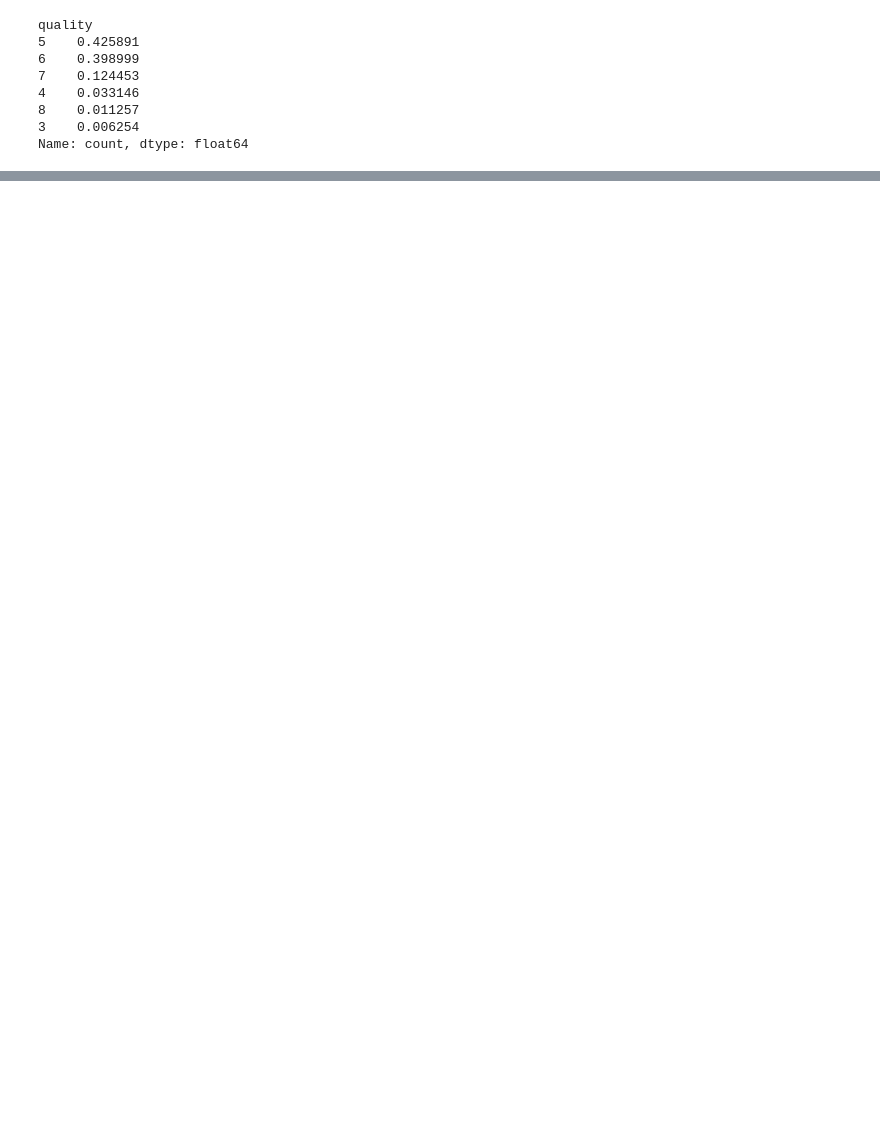
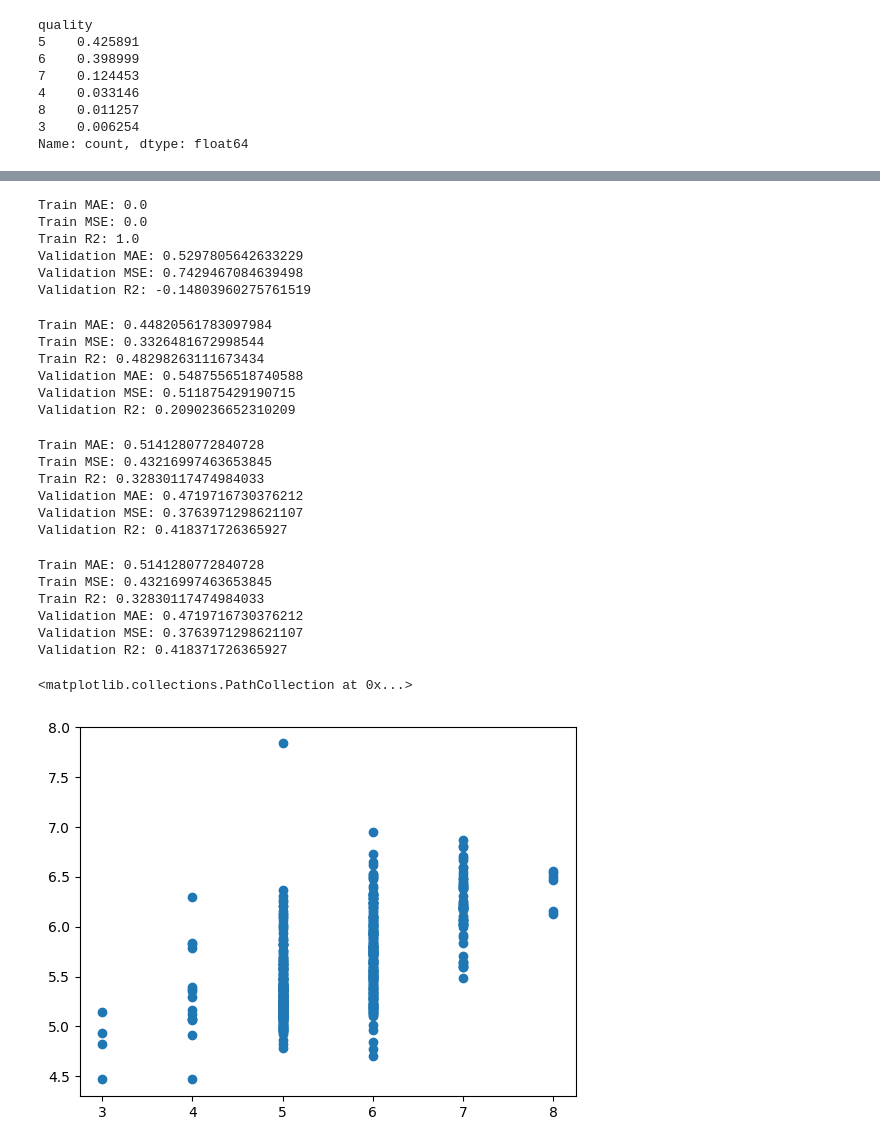
Before and after one commit to lavima/itf31519_2025, a Jupyter notebook: theory_and_practices/workshop1709.ipynb, the cells around one changed output, grey strips where cells are left out. Cells and saved outputs as stored; diff of their text form; code cells hidden in the pictures; blank space fills up the shorter version.

```diff
--- a/theory_and_practices/workshop1709.ipynb
+++ b/theory_and_practices/workshop1709.ipynb
@@ -140,3 +141,54 @@ def evaluate(model, final_eval=False):
         print("Test MAE:", mean_absolute_error(test_targets, test_predictions))
         print("Test MSE:", mean_squared_error(test_targets, test_predictions))
         print("Test R2:", r2_score(test_targets, test_predictions))
+# %%
+dt1 = DecisionTreeRegressor()
+dt1.fit(train_features, train_targets)
+evaluate(dt1)
+# %% [output]
+Train MAE: 0.0
+Train MSE: 0.0
+Train R2: 1.0
+Validation MAE: 0.5297805642633229
+Validation MSE: 0.7429467084639498
+Validation R2: -0.14803960275761519
+# %%
+dt2 = DecisionTreeRegressor(max_depth=5)
+dt2.fit(train_features, train_targets)
+evaluate(dt2)
+# %% [output]
+Train MAE: 0.44820561783097984
+Train MSE: 0.3326481672998544
+Train R2: 0.48298263111673434
+Validation MAE: 0.5487556518740588
+Validation MSE: 0.511875429190715
+Validation R2: 0.2090236652310209
+# %%
+lr1 = LinearRegression()
+lr1.fit(train_features, train_targets)
+evaluate(lr1)
+# %% [output]
+Train MAE: 0.5141280772840728
+Train MSE: 0.43216997463653845
+Train R2: 0.32830117474984033
+Validation MAE: 0.4719716730376212
+Validation MSE: 0.3763971298621107
+Validation R2: 0.418371726365927
+# %%
+
+lr2 = LinearRegression(tol=1e-3)
+lr2.fit(train_features, train_targets)
+evaluate(lr2)
+# %% [output]
+Train MAE: 0.5141280772840728
+Train MSE: 0.43216997463653845
+Train R2: 0.32830117474984033
+Validation MAE: 0.4719716730376212
+Validation MSE: 0.3763971298621107
+Validation R2: 0.418371726365927
+# %%
+predictions = lr1.predict(test_features)
+plt.scatter(test_targets, predictions)
+# %% [output]
+<matplotlib.collections.PathCollection at 0x...>
+[figure, added]
```
Also changed, not shown: parts of 9 cells of this notebook.
